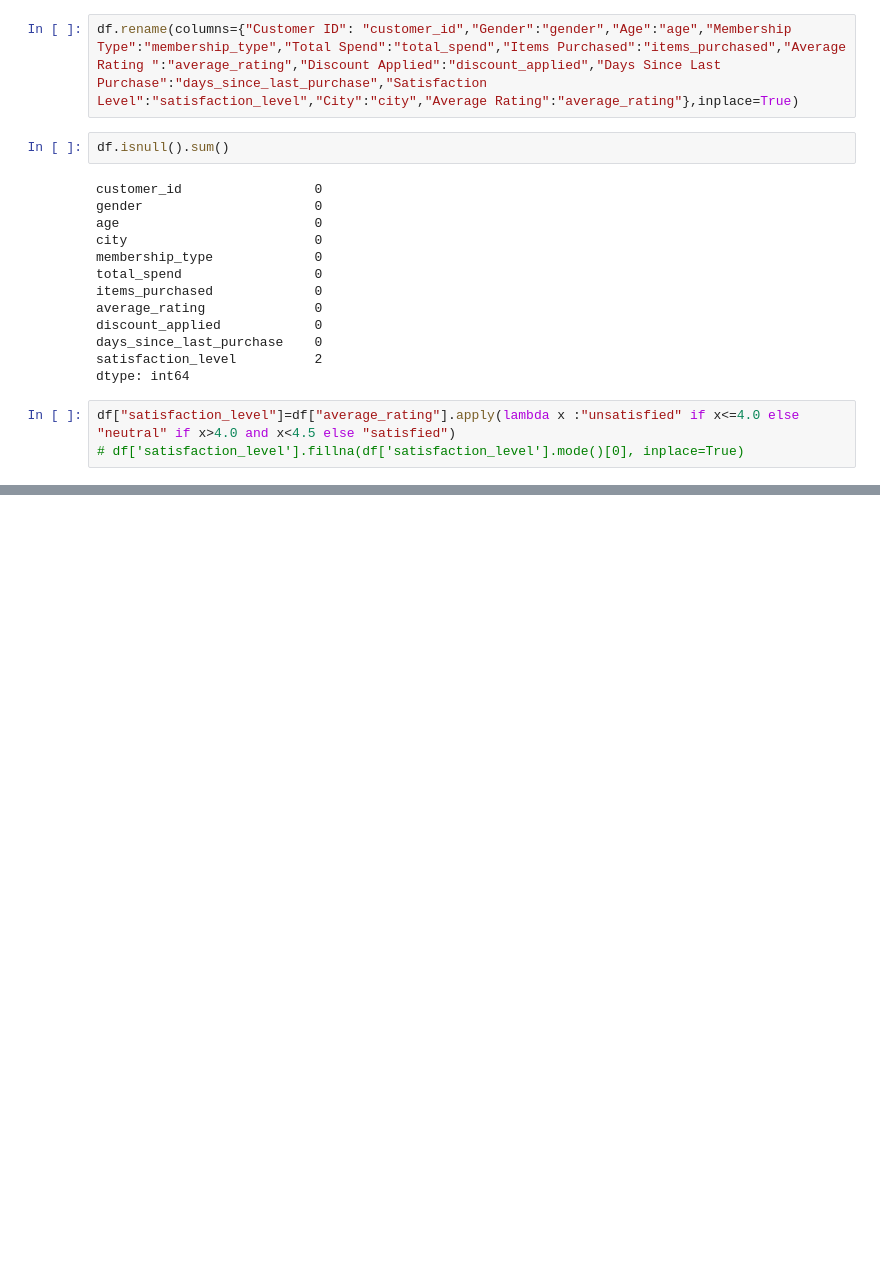
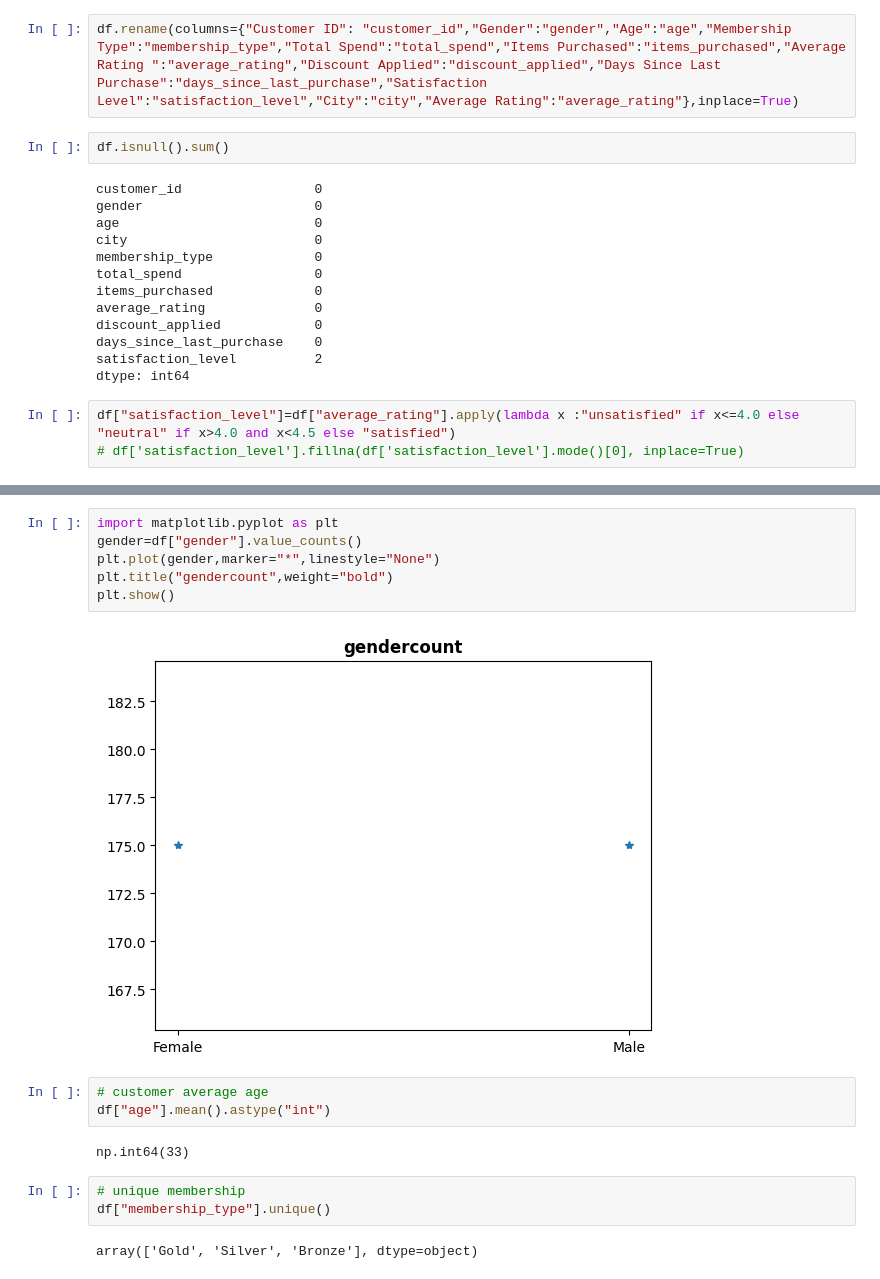
Before and after one commit to APAdhil71/pandaswork, a Jupyter notebook: customer_behaviour/process_customer_behaviour.ipynb, the cells around one changed output, grey strips where cells are left out. Saved outputs shown, nothing was run; the diff lists cells and outputs as text; blank space fills up the shorter version.

```diff
--- a/customer_behaviour/process_customer_behaviour.ipynb
+++ b/customer_behaviour/process_customer_behaviour.ipynb
@@ -51,0 +59,18 @@ df["satisfaction_level"]=df["average_rating"].apply(lambda x :"unsatisfied" if x
+# %%
+import matplotlib.pyplot as plt
+gender=df["gender"].value_counts()
+plt.plot(gender,marker="*",linestyle="None")
+plt.title("gendercount",weight="bold")
+plt.show()
+# %% [output]
+[figure, added]
+# %%
+# customer average age
+df["age"].mean().astype("int")
+# %% [output]
+np.int64(33)
+# %%
+# unique membership
+df["membership_type"].unique()
+# %% [output]
+array(['Gold', 'Silver', 'Bronze'], dtype=object)
```
Also changed, not shown: parts of 9 cells of this notebook.
